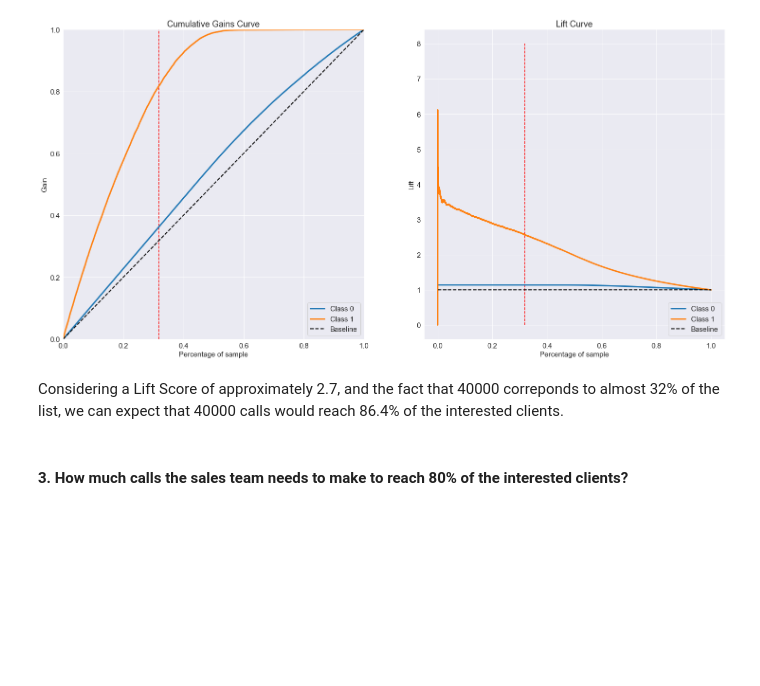
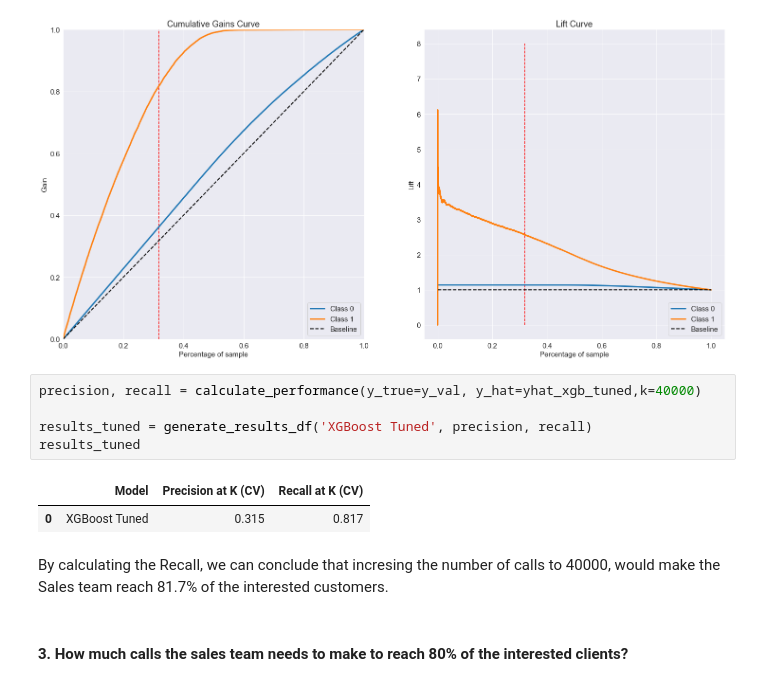
Before and after one commit to andre-ls/insurance-cross-sell, a Jupyter notebook: Code/main_notebook.ipynb, the cells around one changed output. Drawn from its saved outputs; the diff is of its cells as text; blank space fills up the shorter version.

```diff
--- a/Code/main_notebook.ipynb
+++ b/Code/main_notebook.ipynb
@@ -830,8 +844,16 @@ plt.vlines(position_40000,0,8,'r','--')
 # %% [output]
 <matplotlib.collections.LineCollection at 0x...>
 [figure]
-# %% [markdown]
-Considering a Lift Score of approximately 2.7, and the fact that 40000 correponds to almost 32% of the list, we can expect that 40000 calls would reach 86.4% of the interested clients.
+# %%
+precision, recall = calculate_performance(y_true=y_val, y_hat=yhat_xgb_tuned,k=40000)
+
+results_tuned = generate_results_df('XGBoost Tuned', precision, recall)
+results_tuned
+# %% [output]
+|  | Model | Precision at K (CV) | Recall at K (CV) |
+| 0 | XGBoost Tuned | 0.315 | 0.817 |
+# %% [markdown]
+By calculating the Recall, we can conclude that incresing the number of calls to 40000, would make the Sales team reach 81.7% of the interested customers.
 # %% [markdown]
 #### 3. How much calls the sales team needs to make to reach 80% of the interested clients?
 # %% [markdown]
```
Also changed, not shown: parts of 14 cells of this notebook.
